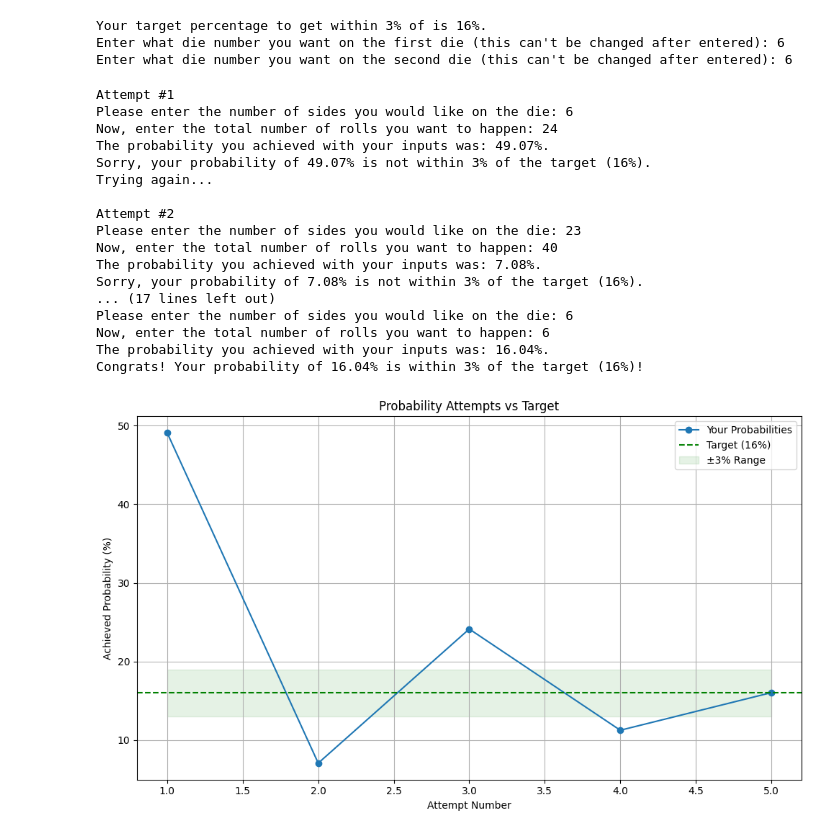
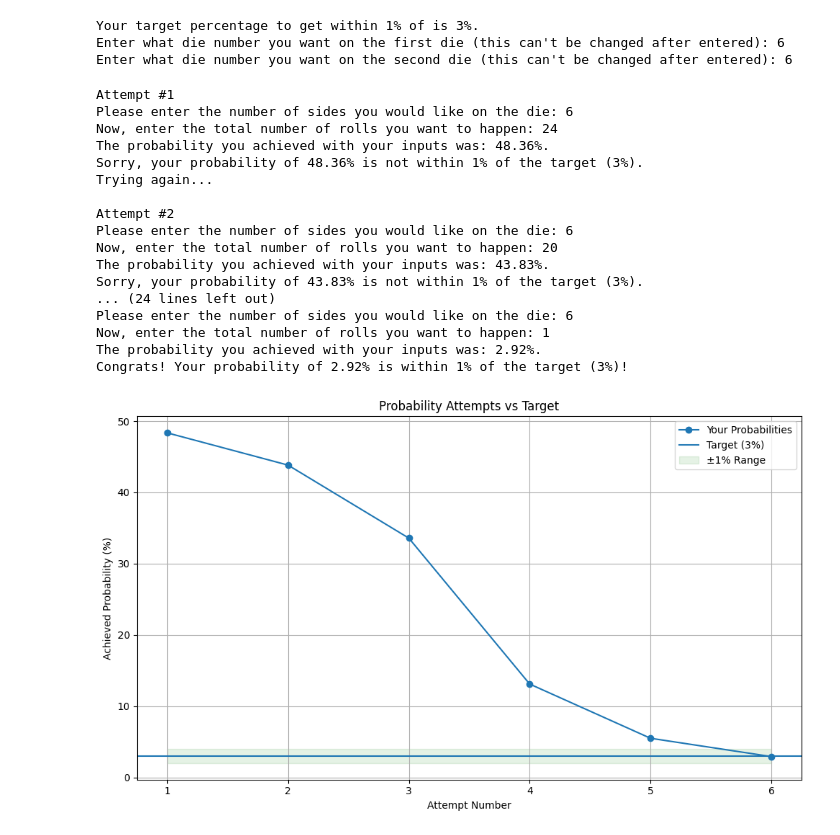
Before and after one commit to byrneap23/FinalProject, a Jupyter notebook: Final_Project.ipynb, the cells around one changed output. Saved outputs shown, nothing was run; the diff lists cells and outputs as text; code cells hidden in the pictures.

```diff
--- a/Final_Project.ipynb
+++ b/Final_Project.ipynb
@@ -4,9 +4,9 @@
 import random
 import matplotlib.pyplot as plt
 # %%
-# The user is given the probability to achieve within 3%
-int_target = random.randint(1, 100)
-print(f"Your target percentage to get within 3% of is {int_target}%.")
+# The user is given the probability to achieve within 1%
+int_target = random.randint(2, 100)
+print(f"Your target percentage to get within 1% of is {int_target}%.")
 target = int_target
 
 # User sets fixed target dice values (cannot change later)
@@ -16,12 +16,10 @@ d2_value = int(input("Enter what die number you want on the second die (this can
 # Fixed number of Monte Carlo trials
 numTrials = 10000
 # %% [output]
-Your target percentage to get within 3% of is 16%.
+Your target percentage to get within 1% of is 3%.
 Enter what die number you want on the first die (this can't be changed after entered): 6
 Enter what die number you want on the second die (this can't be changed after entered): 6
 # %%
-
-
 # Die rolling function (sides passed in)
 def rollDie(sides):
     return random.randint(1, sides)
@@ -29,15 +27,21 @@ def rollDie(sides):
 # Simulation function
 def MonteProb(rolls, d1_value, d2_value, sides):
     numwins = 0.0
+    wins_per_trial = []
+
     for i in range(numTrials):
+        success = False
         for j in range(rolls):
             d1 = rollDie(sides)
             d2 = rollDie(sides)
             if d1 == d1_value and d2 == d2_value:
                 numwins += 1
+                success = True
                 break
+        wins_per_trial.append(1 if success else 0)
+
     prob = (numwins / numTrials) * 100
-    return prob
+    return prob, wins_per_trial
 
 # Track attempt number and probabilities
 attempt = 1
@@ -49,48 +53,48 @@ while True:
     sides = int(input("Please enter the number of sides you would like on the die: "))
     rolls = int(input("Now, enter the total number of rolls you want to happen: "))
 
-    prob = MonteProb(rolls, d1_value, d2_value, sides)
+    prob, last_wins_per_trial = MonteProb(rolls, d1_value, d2_value, sides)
     prob_history.append(prob)
 
     print(f"The probability you achieved with your inputs was: {prob:.2f}%.")
 
-    if abs(prob - target) <= 3:
-        print(f"Congrats! Your probability of {prob:.2f}% is within 3% of the target ({target}%)!")
+    if abs(prob - target) <= 1:
+        print(f"Congrats! Your probability of {prob:.2f}% is within 1% of the target ({target}%)!")
         break
     else:
-        print(f"Sorry, your probability of {prob:.2f}% is not within 3% of the target ({target}%).")
+        print(f"Sorry, your probability of {prob:.2f}% is not within 1% of the target ({target}%).")
         print("Trying again...")
         attempt += 1
 
-# 📊 Plotting after success
+# Plotting after success
 plt.figure(figsize=(10, 6))
 plt.plot(range(1, attempt + 1), prob_history, marker='o', label="Your Probabilities")
-plt.axhline(y=target, color='green', linestyle='--', label=f"Target ({target}%)")
-plt.fill_between(range(1, attempt + 1), target - 3, target + 3, color='green', alpha=0.1, label="±3% Range")
+plt.axhline(y=target, linestyle='-', label=f"Target ({target}%)")
+plt.fill_between(range(1, attempt + 1), target - 1, target + 1, color='green', alpha=0.1, label="±1% Range")
 
 plt.title("Probability Attempts vs Target")
 plt.xlabel("Attempt Number")
 plt.ylabel("Achieved Probability (%)")
 plt.legend()
 plt.grid(True)
 plt.tight_layout()
 plt.show()
 # %% [output]
 Attempt #1
 Please enter the number of sides you would like on the die: 6
 Now, enter the total number of rolls you want to happen: 24
-The probability you achieved with your inputs was: 49.07%.
-Sorry, your probability of 49.07% is not within 3% of the target (16%).
+The probability you achieved with your inputs was: 48.36%.
+Sorry, your probability of 48.36% is not within 1% of the target (3%).
 Trying again...
 
 Attempt #2
-Please enter the number of sides you would like on the die: 23
-Now, enter the total number of rolls you want to happen: 40
-The probability you achieved with your inputs was: 7.08%.
-Sorry, your probability of 7.08% is not within 3% of the target (16%).
-... (17 lines left out)
 Please enter the number of sides you would like on the die: 6
-Now, enter the total number of rolls you want to happen: 6
-The probability you achieved with your inputs was: 16.04%.
-Congrats! Your probability of 16.04% is within 3% of the target (16%)!
+Now, enter the total number of rolls you want to happen: 20
+The probability you achieved with your inputs was: 43.83%.
+Sorry, your probability of 43.83% is not within 1% of the target (3%).
+... (24 lines left out)
+Please enter the number of sides you would like on the die: 6
+Now, enter the total number of rolls you want to happen: 1
+The probability you achieved with your inputs was: 2.92%.
+Congrats! Your probability of 2.92% is within 1% of the target (3%)!
-[figure, old version]
+[figure, new version]
```
Also changed, not shown: parts of 1 cell of this notebook.
